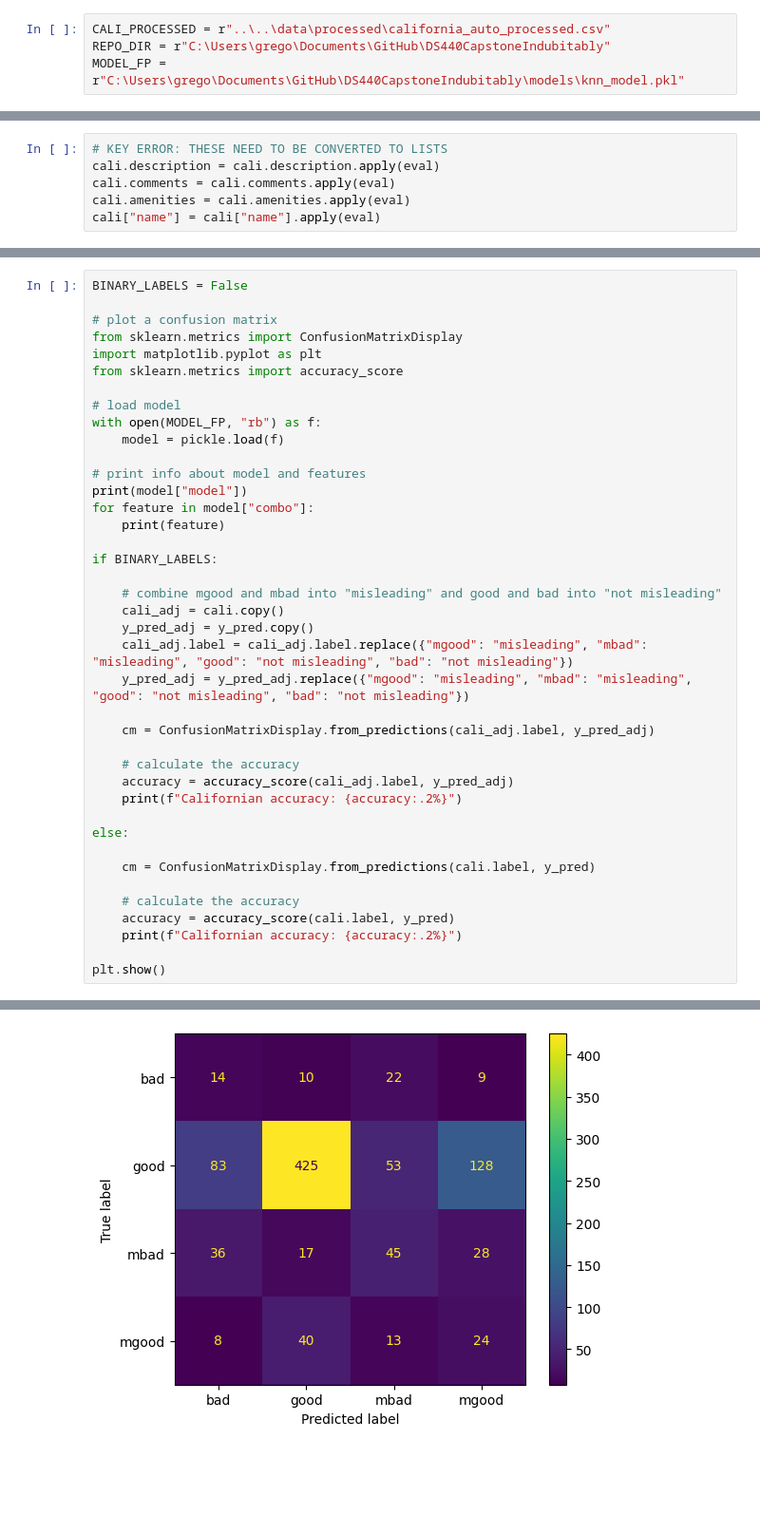
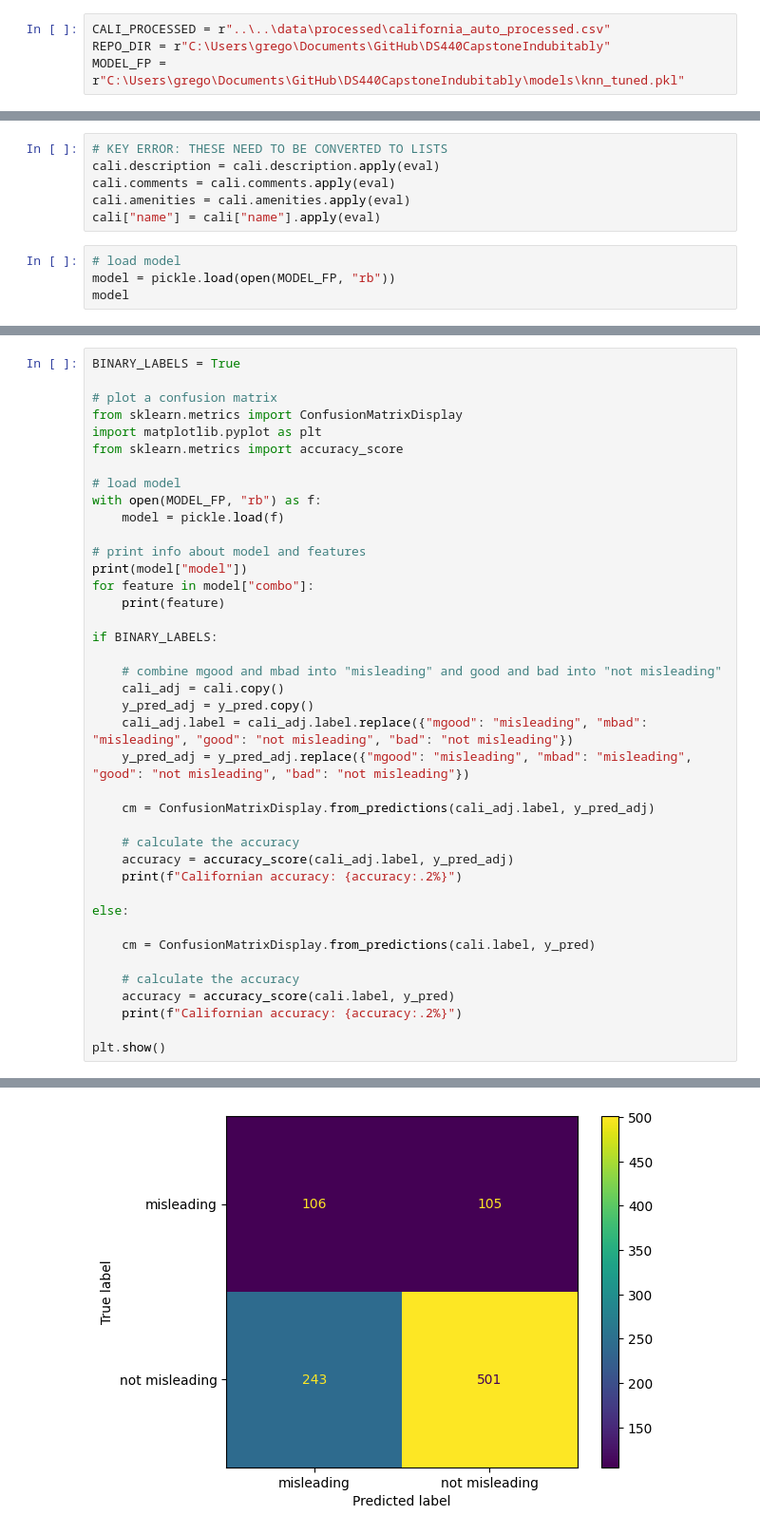
Before and after one commit to g1776/DS440CapstoneIndubitably, a Jupyter notebook: notebooks/modelling/cali_eval.ipynb, the cells around one changed output, grey strips where cells are left out. Shown at 95% size. Drawn from its saved outputs; the diff is of its cells as text; blank space fills up the shorter version.

```diff
--- a/notebooks/modelling/cali_eval.ipynb
+++ b/notebooks/modelling/cali_eval.ipynb
@@ -1,7 +1,7 @@
 # %%
 CALI_PROCESSED = r"..\..\data\processed\california_auto_processed.csv"
 REPO_DIR = r"C:\Users\grego\Documents\GitHub\DS440CapstoneIndubitably"
-MODEL_FP = r"C:\Users\grego\Documents\GitHub\DS440CapstoneIndubitably\models\knn_model.pkl"
+MODEL_FP = r"C:\Users\grego\Documents\GitHub\DS440CapstoneIndubitably\models\knn_tuned.pkl"
 # %%
 import pandas as pd
 import matplotlib.pyplot as plt
@@ -40,3 +40,7 @@ cali.description = cali.description.apply(eval)
 cali.comments = cali.comments.apply(eval)
 cali.amenities = cali.amenities.apply(eval)
 cali["name"] = cali["name"].apply(eval)
+# %%
+# load model
+model = pickle.load(open(MODEL_FP, "rb"))
+model
@@ -65,5 +74,5 @@ Generating pca features...
 # %%
-BINARY_LABELS = False
+BINARY_LABELS = True
 
 # plot a confusion matrix
 from sklearn.metrics import ConfusionMatrixDisplay
@@ -111,2 +120,2 @@ Californian accuracy: 53.19%
-[figure, old version]
+[figure, new version]
 # %%
```
Also changed, not shown: parts of 4 cells of this notebook, 1 other file.
